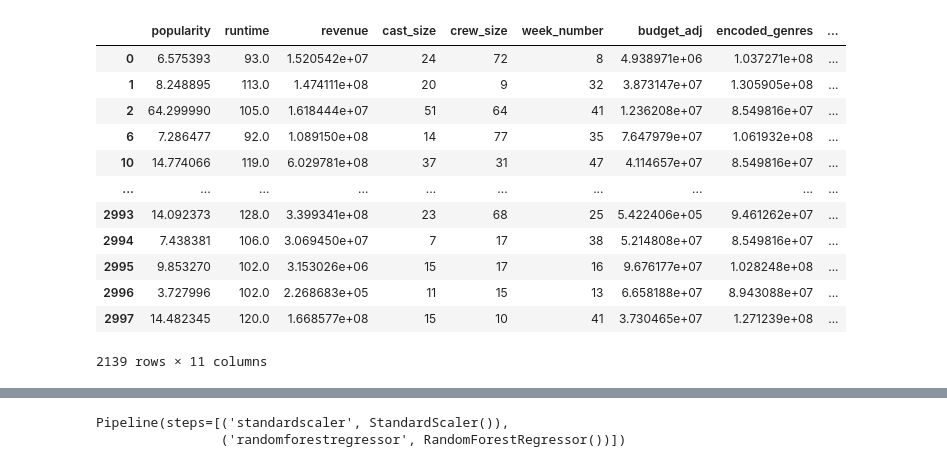
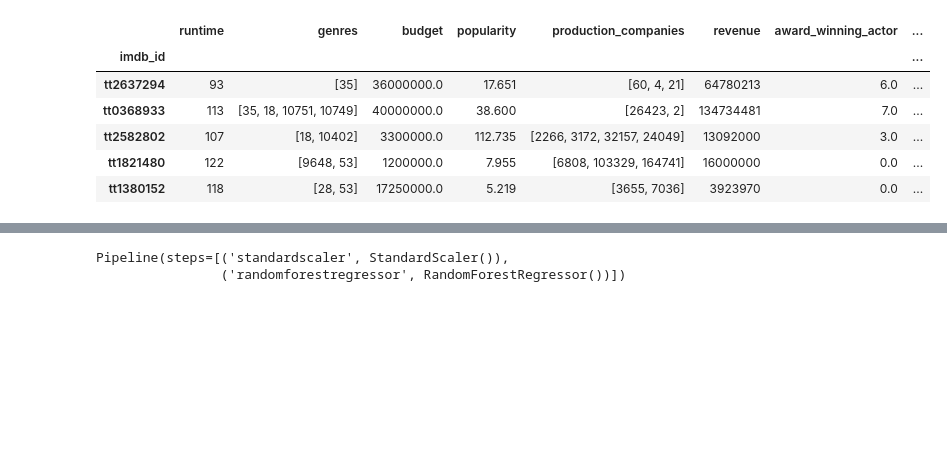
Before and after one commit to LemuelKL/TMDB-Revenue-Prediction, a Jupyter notebook: main.ipynb, the cells around one changed output, grey strips where cells are left out. Drawn from its saved outputs; the diff is of its cells as text; code cells hidden in the pictures; blank space fills up the shorter version.

```diff
--- a/main.ipynb
+++ b/main.ipynb
@@ -43,3 +81,5 @@ for col in [
+# %%
+data["award_winning_actor"] = awardee
 # %%
 # Extract temporal features from release_date
 data["release_date"] = pd.to_datetime(data["release_date"])
@@ -103,28 +99,6 @@ See the caveats in the documentation: https://pandas.pydata.org/pandas-docs/stab
-# %%
-data.drop(
-    [
-        "id",
-        "budget",
-        "belongs_to_collection",
-        "genres",
-        "homepage",
-        "imdb_id",
-        "original_language",
-        "original_title",
-        "overview",
-        "poster_path",
-        "production_companies",
-        "production_countries",
-        "release_date",
-        "spoken_languages",
-        "status",
-        "tagline",
-        "title",
-        "Keywords",
-        "cast",
-        "crew",
-    ],
-    axis=1,
-    inplace=True,
-)
-data.dropna(inplace=True)
+# %%
+# Handle missing budget or zero budget by replacing with the median budget of that year
+data["budget"] = data["budget"].replace(0, np.nan)
+data["budget"] = data["budget"].fillna(
+    data.groupby("year")["budget"].transform("median")
+)
@@ -131,16 +113,16 @@ data.dropna(inplace=True)
+# %%
+for col in ["genres", "production_companies"]:
+    data[col] = data[col].astype(str)
+    data[col] = "list(" + data[col] + ")"
+    data[col] = data[col].fillna("[]").apply(eval)
+    data[col] = data[col].apply(lambda x: [i["id"] for i in x])
 # %%
-data
+data.head()
 # %% [output]
-|  | popularity | runtime | revenue | cast_size | crew_size | week_number | budget_adj | encoded_genres | ... |
-| 0 | 6.575393 | 93.0 | 1.520542e+07 | 24 | 72 | 8 | 4.938971e+06 | 1.037271e+08 | ... |
-| 1 | 8.248895 | 113.0 | 1.474111e+08 | 20 | 9 | 32 | 3.873147e+07 | 1.305905e+08 | ... |
-| 2 | 64.299990 | 105.0 | 1.618444e+07 | 51 | 64 | 41 | 1.236208e+07 | 8.549816e+07 | ... |
-| 6 | 7.286477 | 92.0 | 1.089150e+08 | 14 | 77 | 35 | 7.647979e+07 | 1.061932e+08 | ... |
-| 10 | 14.774066 | 119.0 | 6.029781e+08 | 37 | 31 | 47 | 4.114657e+07 | 8.549816e+07 | ... |
-| ... | ... | ... | ... | ... | ... | ... | ... | ... | ... |
-| 2993 | 14.092373 | 128.0 | 3.399341e+08 | 23 | 68 | 25 | 5.422406e+05 | 9.461262e+07 | ... |
-| 2994 | 7.438381 | 106.0 | 3.069450e+07 | 7 | 17 | 38 | 5.214808e+07 | 8.549816e+07 | ... |
-| 2995 | 9.853270 | 102.0 | 3.153026e+06 | 15 | 17 | 16 | 9.676177e+07 | 1.028248e+08 | ... |
-| 2996 | 3.727996 | 102.0 | 2.268683e+05 | 11 | 15 | 13 | 6.658188e+07 | 8.943088e+07 | ... |
-| 2997 | 14.482345 | 120.0 | 1.668577e+08 | 15 | 10 | 41 | 3.730465e+07 | 1.271239e+08 | ... |
+|  | runtime | genres | budget | popularity | production_companies | revenue | award_winning_actor | ... |
+| imdb_id |  |  |  |  |  |  |  | ... |
+| tt2637294 | 93 | [35] | 36000000.0 | 17.651 | [60, 4, 21] | 64780213 | 6.0 | ... |
+| tt0368933 | 113 | [35, 18, 10751, 10749] | 40000000.0 | 38.600 | [26423, 2] | 134734481 | 7.0 | ... |
+| tt2582802 | 107 | [18, 10402] | 3300000.0 | 112.735 | [2266, 3172, 32157, 24049] | 13092000 | 3.0 | ... |
+| tt1821480 | 122 | [9648, 53] | 1200000.0 | 7.955 | [6808, 103329, 164741] | 16000000 | 0.0 | ... |
+| tt1380152 | 118 | [28, 53] | 17250000.0 | 5.219 | [3655, 7036] | 3923970 | 0.0 | ... |
-2139 rows × 11 columns
```
Also changed, not shown: parts of 18 cells of this notebook, 7 other files.
